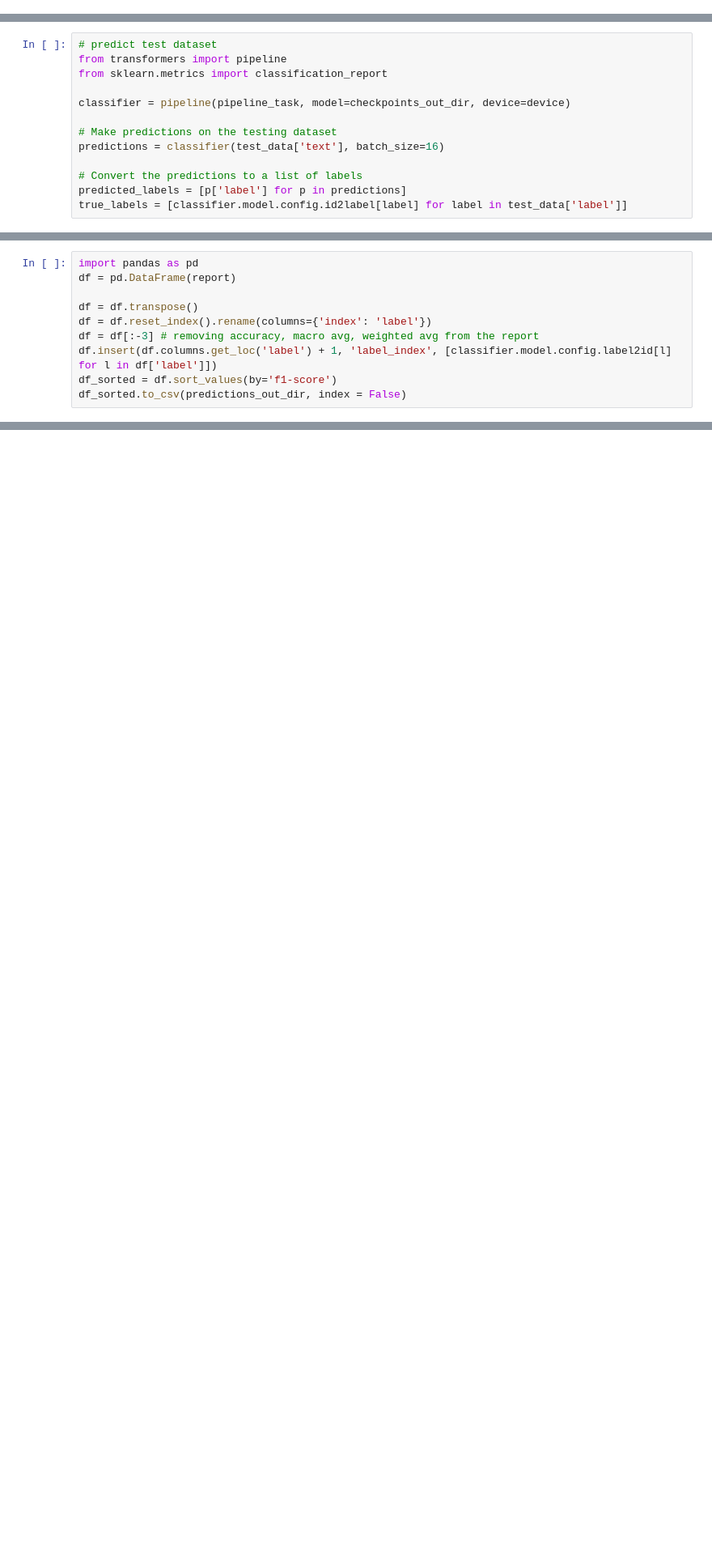
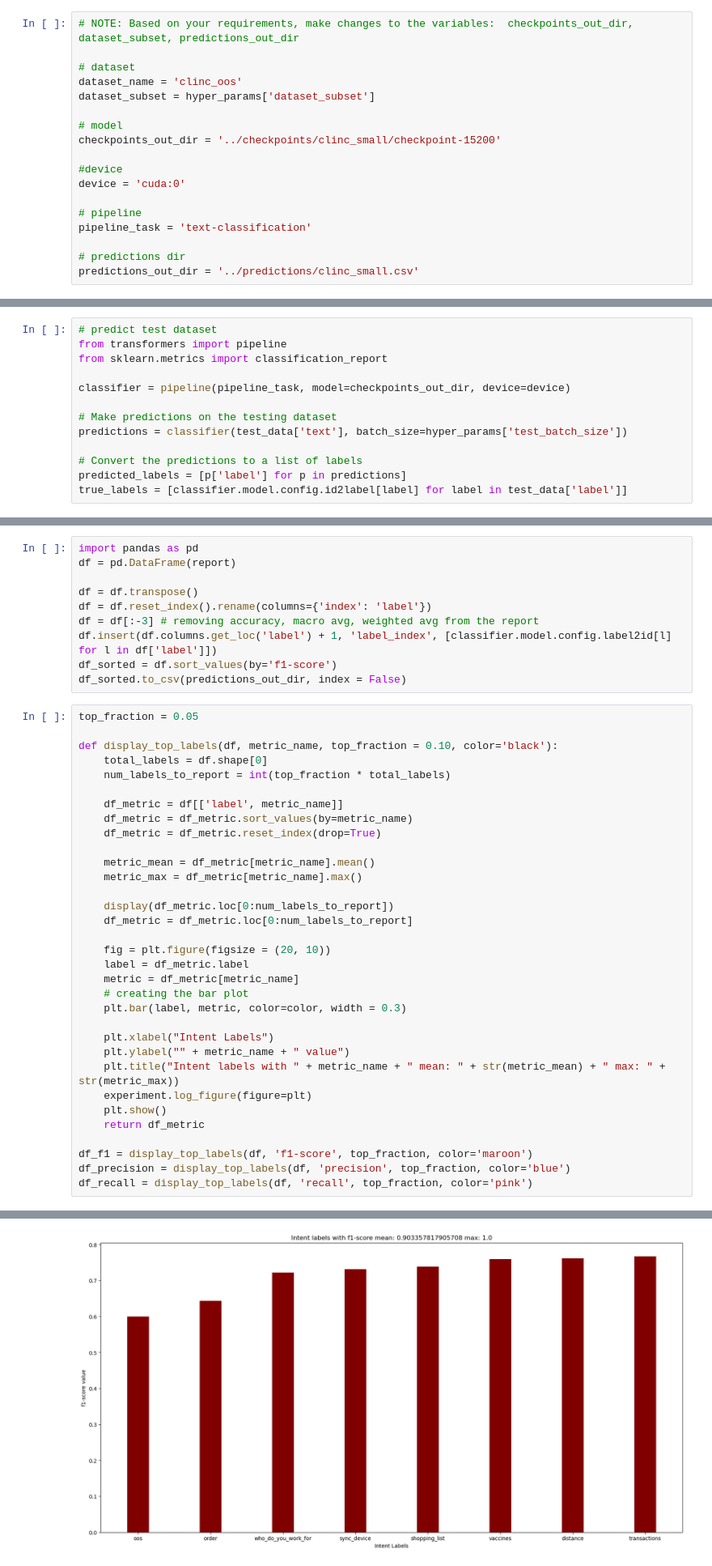
Before and after one commit to shriya-24/VADOPS, a Jupyter notebook: notebooks/eval_clinc.ipynb, the cells around one changed output, grey strips where cells are left out. Shown: that part at 81% size. Saved outputs shown, nothing was run; the diff lists cells and outputs as text; blank space fills up the shorter version.

```diff
--- a/notebooks/eval_clinc.ipynb
+++ b/notebooks/eval_clinc.ipynb
@@ -19,3 +21,21 @@ predictions_out_dir = '../predictions/clinc_small.csv'
+# %%
+# NOTE: Based on your requirements, make changes to the variables:  checkpoints_out_dir, dataset_subset, predictions_out_dir
+
+# dataset
+dataset_name = 'clinc_oos'
+dataset_subset = hyper_params['dataset_subset']
+
+# model
+checkpoints_out_dir = '../checkpoints/clinc_small/checkpoint-15200'
+
+#device
+device = 'cuda:0'
+
+# pipeline
+pipeline_task = 'text-classification'
+
+# predictions dir
+predictions_out_dir = '../predictions/clinc_small.csv'
 # %%
 # load test dataset
 from datasets import load_dataset
@@ -38,7 +58,7 @@ from sklearn.metrics import classification_report
 classifier = pipeline(pipeline_task, model=checkpoints_out_dir, device=device)
 
 # Make predictions on the testing dataset
-predictions = classifier(test_data['text'], batch_size=16)
+predictions = classifier(test_data['text'], batch_size=hyper_params['test_batch_size'])
 
 # Convert the predictions to a list of labels
 predicted_labels = [p['label'] for p in predictions]
@@ -72,3 +100,37 @@ df = df[:-3] # removing accuracy, macro avg, weighted avg from the report
 df.insert(df.columns.get_loc('label') + 1, 'label_index', [classifier.model.config.label2id[l] for l in df['label']])
 df_sorted = df.sort_values(by='f1-score')
 df_sorted.to_csv(predictions_out_dir, index = False)
+# %%
+top_fraction = 0.05
+
+def display_top_labels(df, metric_name, top_fraction = 0.10, color='black'):
+    total_labels = df.shape[0]
+    num_labels_to_report = int(top_fraction * total_labels)
+
+    df_metric = df[['label', metric_name]]
+    df_metric = df_metric.sort_values(by=metric_name)
+    df_metric = df_metric.reset_index(drop=True)
+
+    metric_mean = df_metric[metric_name].mean()
+    metric_max = df_metric[metric_name].max()
+
+    display(df_metric.loc[0:num_labels_to_report])
+    df_metric = df_metric.loc[0:num_labels_to_report]
+
+    fig = plt.figure(figsize = (20, 10))
+    label = df_metric.label
+    metric = df_metric[metric_name]
+    # creating the bar plot
+    plt.bar(label, metric, color=color, width = 0.3)
+
+    plt.xlabel("Intent Labels")
+    plt.ylabel("" + metric_name + " value")
+    plt.title("Intent labels with " + metric_name + " mean: " + str(metric_mean) + " max: " + str(metric_max))
+    experiment.log_figure(figure=plt)
+    plt.show()
+    return df_metric
+
+df_f1 = display_top_labels(df, 'f1-score', top_fraction, color='maroon')
+df_precision = display_top_labels(df, 'precision', top_fraction, color='blue')
+df_recall = display_top_labels(df, 'recall', top_fraction, color='pink')
+# %% [output]
@@ -74,0 +146 @@ df_sorted.to_csv(predictions_out_dir, index = False)
+[figure, added]
```
Also changed, not shown: parts of 7 cells of this notebook, 1 other file.
